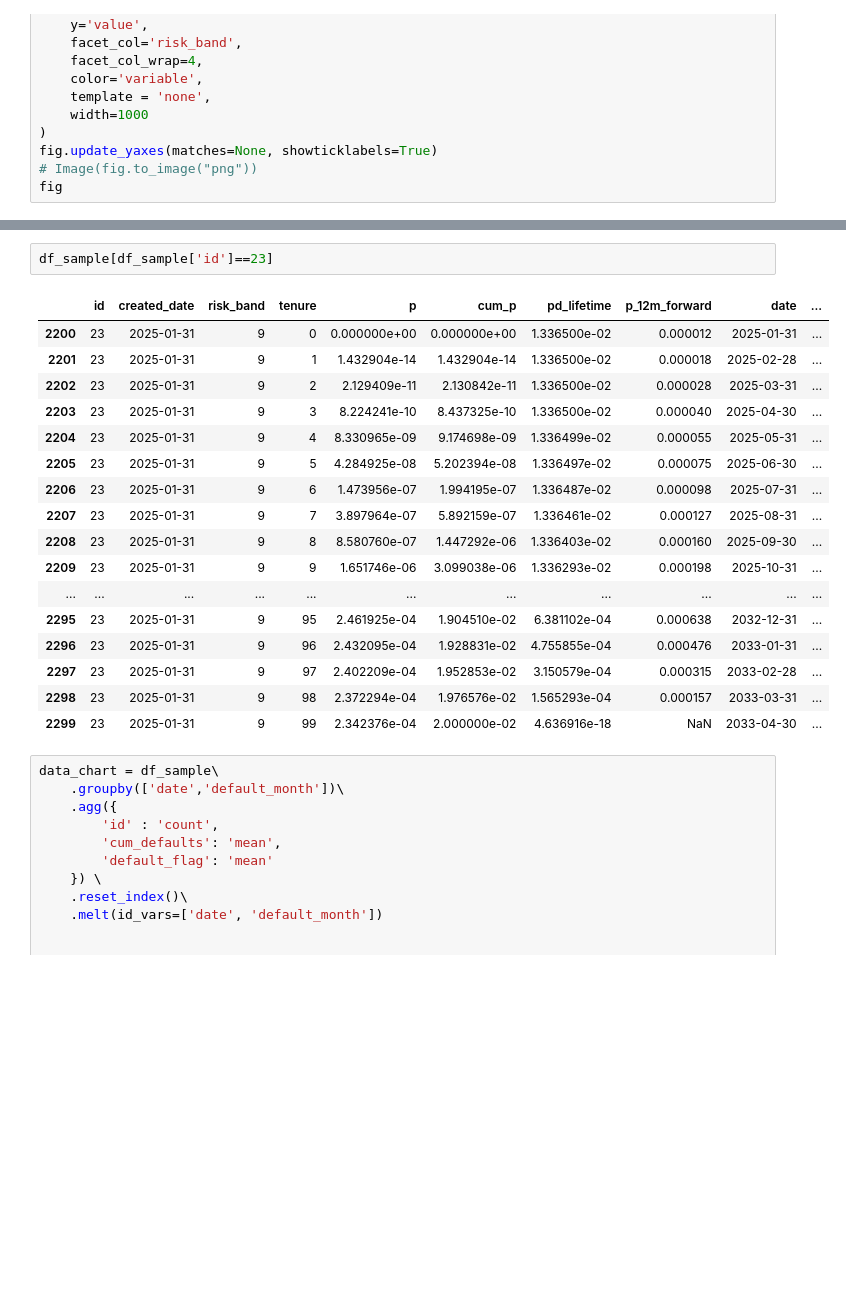
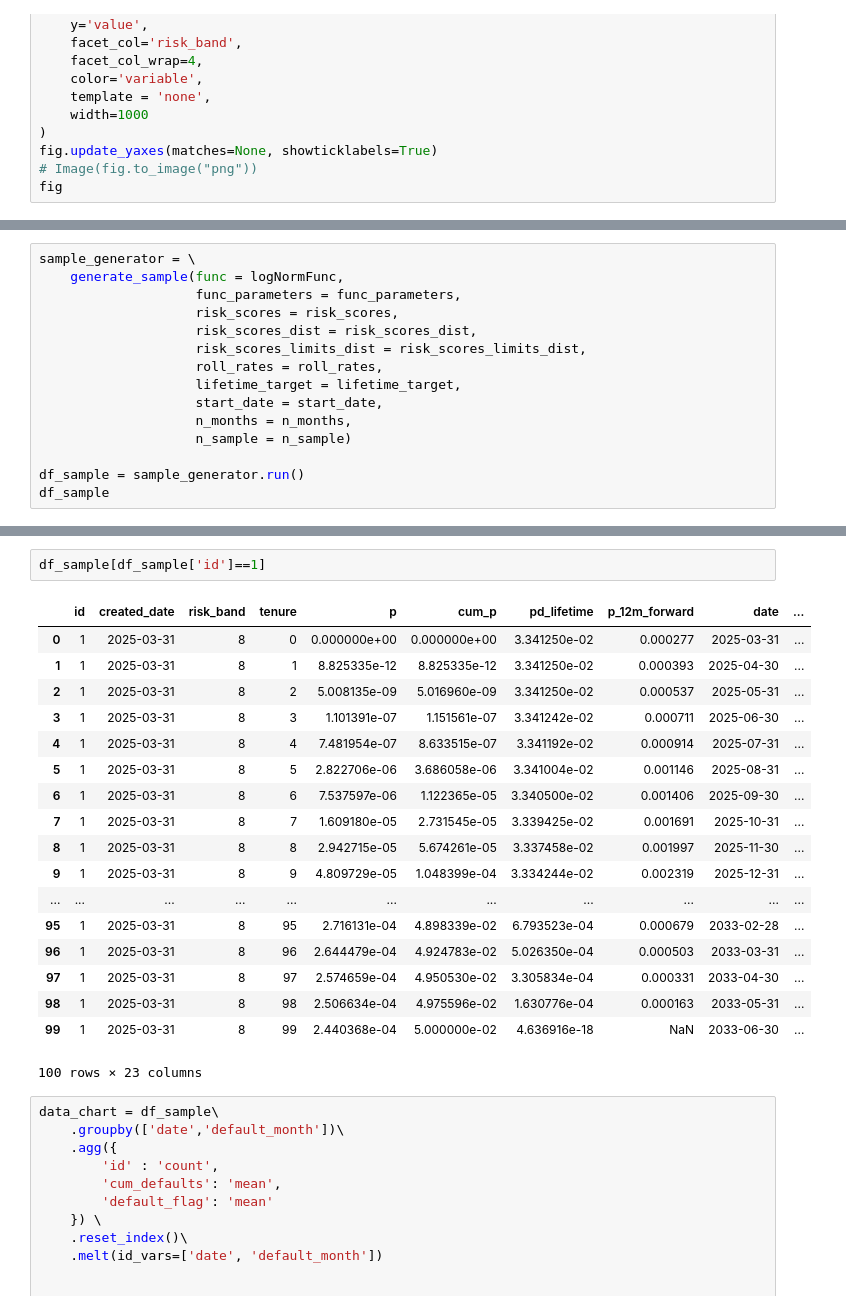
Before and after one commit to neon-belfante/Survival-Analysis, a Jupyter notebook: 00.create_data.ipynb, the cells around one changed output, grey strips where cells are left out. Drawn from its saved outputs; the diff is of its cells as text; blank space fills up the shorter version.

```diff
--- a/00.create_data.ipynb
+++ b/00.create_data.ipynb
@@ -292,0 +565,15 @@ Downcasting object dtype arrays on .fillna, .ffill, .bfill is deprecated and wil
+# %%
+sample_generator = \
+    generate_sample(func = logNormFunc,
+                    func_parameters = func_parameters,
+                    risk_scores = risk_scores,
+                    risk_scores_dist = risk_scores_dist,
+                    risk_scores_limits_dist = risk_scores_limits_dist,
+                    roll_rates = roll_rates,
+                    lifetime_target = lifetime_target,
+                    start_date = start_date,
+                    n_months = n_months,
+                    n_sample = n_sample)
+
+df_sample = sample_generator.run()
+df_sample
@@ -309,23 +703,24 @@ df_sample[df_sample['default_flag']==1]
 # %%
-df_sample[df_sample['id']==23]
+df_sample[df_sample['id']==1]
 # %% [output]
 |  | id | created_date | risk_band | tenure | p | cum_p | pd_lifetime | p_12m_forward | date | ... |
-| 2200 | 23 | 2025-01-31 | 9 | 0 | 0.000000e+00 | 0.000000e+00 | 1.336500e-02 | 0.000012 | 2025-01-31 | ... |
-| 2201 | 23 | 2025-01-31 | 9 | 1 | 1.432904e-14 | 1.432904e-14 | 1.336500e-02 | 0.000018 | 2025-02-28 | ... |
-| 2202 | 23 | 2025-01-31 | 9 | 2 | 2.129409e-11 | 2.130842e-11 | 1.336500e-02 | 0.000028 | 2025-03-31 | ... |
-| 2203 | 23 | 2025-01-31 | 9 | 3 | 8.224241e-10 | 8.437325e-10 | 1.336500e-02 | 0.000040 | 2025-04-30 | ... |
-| 2204 | 23 | 2025-01-31 | 9 | 4 | 8.330965e-09 | 9.174698e-09 | 1.336499e-02 | 0.000055 | 2025-05-31 | ... |
-| 2205 | 23 | 2025-01-31 | 9 | 5 | 4.284925e-08 | 5.202394e-08 | 1.336497e-02 | 0.000075 | 2025-06-30 | ... |
-| 2206 | 23 | 2025-01-31 | 9 | 6 | 1.473956e-07 | 1.994195e-07 | 1.336487e-02 | 0.000098 | 2025-07-31 | ... |
-| 2207 | 23 | 2025-01-31 | 9 | 7 | 3.897964e-07 | 5.892159e-07 | 1.336461e-02 | 0.000127 | 2025-08-31 | ... |
-| 2208 | 23 | 2025-01-31 | 9 | 8 | 8.580760e-07 | 1.447292e-06 | 1.336403e-02 | 0.000160 | 2025-09-30 | ... |
-| 2209 | 23 | 2025-01-31 | 9 | 9 | 1.651746e-06 | 3.099038e-06 | 1.336293e-02 | 0.000198 | 2025-10-31 | ... |
+| 0 | 1 | 2025-03-31 | 8 | 0 | 0.000000e+00 | 0.000000e+00 | 3.341250e-02 | 0.000277 | 2025-03-31 | ... |
+| 1 | 1 | 2025-03-31 | 8 | 1 | 8.825335e-12 | 8.825335e-12 | 3.341250e-02 | 0.000393 | 2025-04-30 | ... |
+| 2 | 1 | 2025-03-31 | 8 | 2 | 5.008135e-09 | 5.016960e-09 | 3.341250e-02 | 0.000537 | 2025-05-31 | ... |
+| 3 | 1 | 2025-03-31 | 8 | 3 | 1.101391e-07 | 1.151561e-07 | 3.341242e-02 | 0.000711 | 2025-06-30 | ... |
+| 4 | 1 | 2025-03-31 | 8 | 4 | 7.481954e-07 | 8.633515e-07 | 3.341192e-02 | 0.000914 | 2025-07-31 | ... |
+| 5 | 1 | 2025-03-31 | 8 | 5 | 2.822706e-06 | 3.686058e-06 | 3.341004e-02 | 0.001146 | 2025-08-31 | ... |
+| 6 | 1 | 2025-03-31 | 8 | 6 | 7.537597e-06 | 1.122365e-05 | 3.340500e-02 | 0.001406 | 2025-09-30 | ... |
+| 7 | 1 | 2025-03-31 | 8 | 7 | 1.609180e-05 | 2.731545e-05 | 3.339425e-02 | 0.001691 | 2025-10-31 | ... |
+| 8 | 1 | 2025-03-31 | 8 | 8 | 2.942715e-05 | 5.674261e-05 | 3.337458e-02 | 0.001997 | 2025-11-30 | ... |
+| 9 | 1 | 2025-03-31 | 8 | 9 | 4.809729e-05 | 1.048399e-04 | 3.334244e-02 | 0.002319 | 2025-12-31 | ... |
 | ... | ... | ... | ... | ... | ... | ... | ... | ... | ... | ... |
-| 2295 | 23 | 2025-01-31 | 9 | 95 | 2.461925e-04 | 1.904510e-02 | 6.381102e-04 | 0.000638 | 2032-12-31 | ... |
-| 2296 | 23 | 2025-01-31 | 9 | 96 | 2.432095e-04 | 1.928831e-02 | 4.755855e-04 | 0.000476 | 2033-01-31 | ... |
-| 2297 | 23 | 2025-01-31 | 9 | 97 | 2.402209e-04 | 1.952853e-02 | 3.150579e-04 | 0.000315 | 2033-02-28 | ... |
-| 2298 | 23 | 2025-01-31 | 9 | 98 | 2.372294e-04 | 1.976576e-02 | 1.565293e-04 | 0.000157 | 2033-03-31 | ... |
-| 2299 | 23 | 2025-01-31 | 9 | 99 | 2.342376e-04 | 2.000000e-02 | 4.636916e-18 | NaN | 2033-04-30 | ... |
+| 95 | 1 | 2025-03-31 | 8 | 95 | 2.716131e-04 | 4.898339e-02 | 6.793523e-04 | 0.000679 | 2033-02-28 | ... |
+| 96 | 1 | 2025-03-31 | 8 | 96 | 2.644479e-04 | 4.924783e-02 | 5.026350e-04 | 0.000503 | 2033-03-31 | ... |
+| 97 | 1 | 2025-03-31 | 8 | 97 | 2.574659e-04 | 4.950530e-02 | 3.305834e-04 | 0.000331 | 2033-04-30 | ... |
+| 98 | 1 | 2025-03-31 | 8 | 98 | 2.506634e-04 | 4.975596e-02 | 1.630776e-04 | 0.000163 | 2033-05-31 | ... |
+| 99 | 1 | 2025-03-31 | 8 | 99 | 2.440368e-04 | 5.000000e-02 | 4.636916e-18 | NaN | 2033-06-30 | ... |
+100 rows × 23 columns
 # %%
 data_chart = df_sample\
     .groupby(['date','default_month'])\
```
Also changed, not shown: parts of 9 cells of this notebook, 1 other file.
